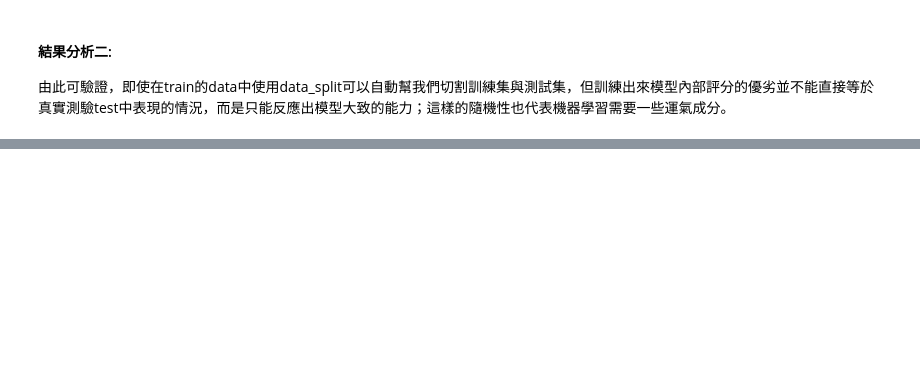
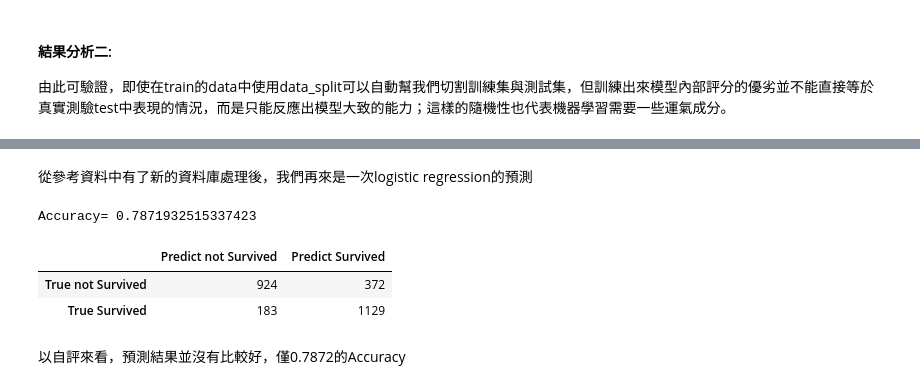
Before and after one commit to Daxting/Machine-Learning-Project, a Jupyter notebook: hw2.ipynb, the cells around one changed output, grey strips where cells are left out. Drawn from its saved outputs; the diff is of its cells as text; code cells hidden in the pictures; blank space fills up the shorter version.

```diff
--- a/hw2.ipynb
+++ b/hw2.ipynb
@@ -592,0 +653,25 @@ forSubmissionDF.to_csv('for_submission_20231102.csv', index=False)
+# %%
+deck_mapping = {"B": 1, "C": 1, "G": 2, "": 2, "A": 2, "F": 3, "D": 3, "E": 4, "T": 5}
+# Use the .apply() method to map 'deck' values in the DataFrame
+df['deck'] = df['deck'].apply(lambda x: deck_mapping.get(x, x))
+df['deck'].value_counts()
+df['Transported'] = df['Transported'].map({'False': 0, 'True': 1})
+# %% [markdown]
+從參考資料中有了新的資料庫處理後，我們再來是一次logistic regression的預測
+# %%
+X=df.drop('Transported',axis=1)
+y=df['Transported']
+#split to training data & testing data
+X_train,X_test,y_train,y_test=train_test_split(X,y,test_size=0.3,random_state=67)
+lr=LogisticRegression().fit(X_train,y_train)
+lr.fit(X_train,y_train)
+predictions=lr.predict(X_test)
+print("Accuracy=", accuracy_score(y_test,predictions))
+pd.DataFrame(confusion_matrix(y_test,predictions),columns=['Predict not Survived', 'Predict Survived'],index=['True not Survived','True Survived'])
+# %% [output]
+Accuracy= 0.7871932515337423
+|  | Predict not Survived | Predict Survived |
+| True not Survived | 924 | 372 |
+| True Survived | 183 | 1129 |
+# %% [markdown]
+以自評來看，預測結果並沒有比較好，僅0.7872的Accuracy
```
Also changed, not shown: parts of 27 cells of this notebook.
